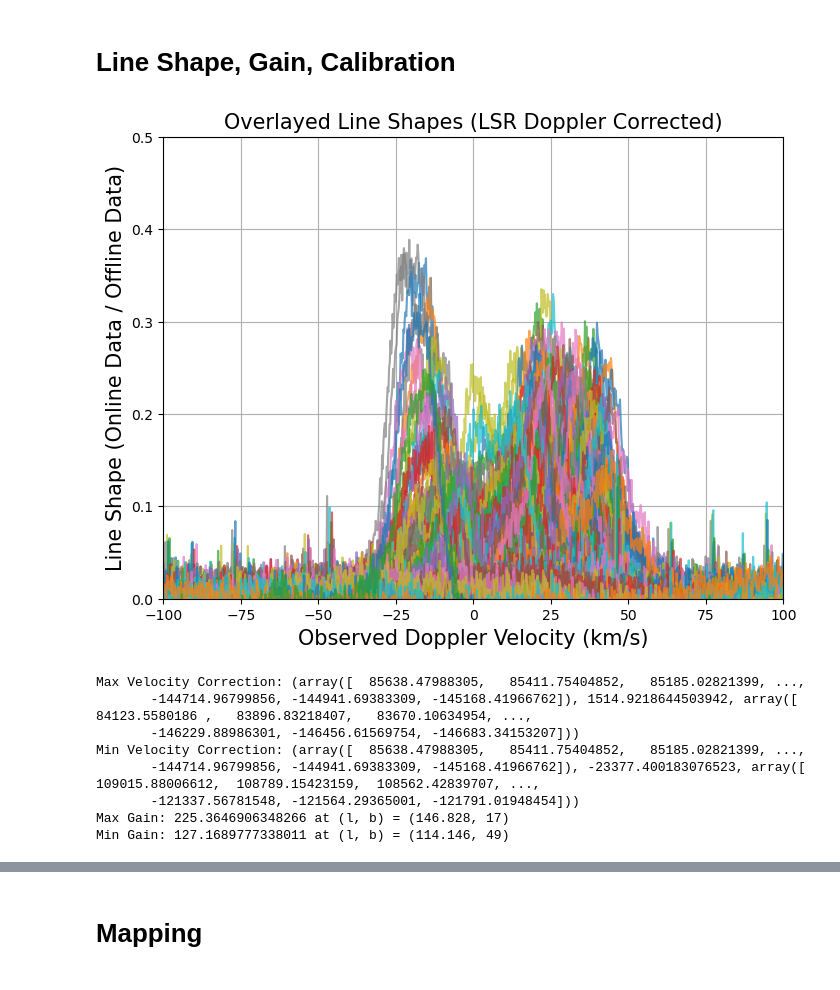
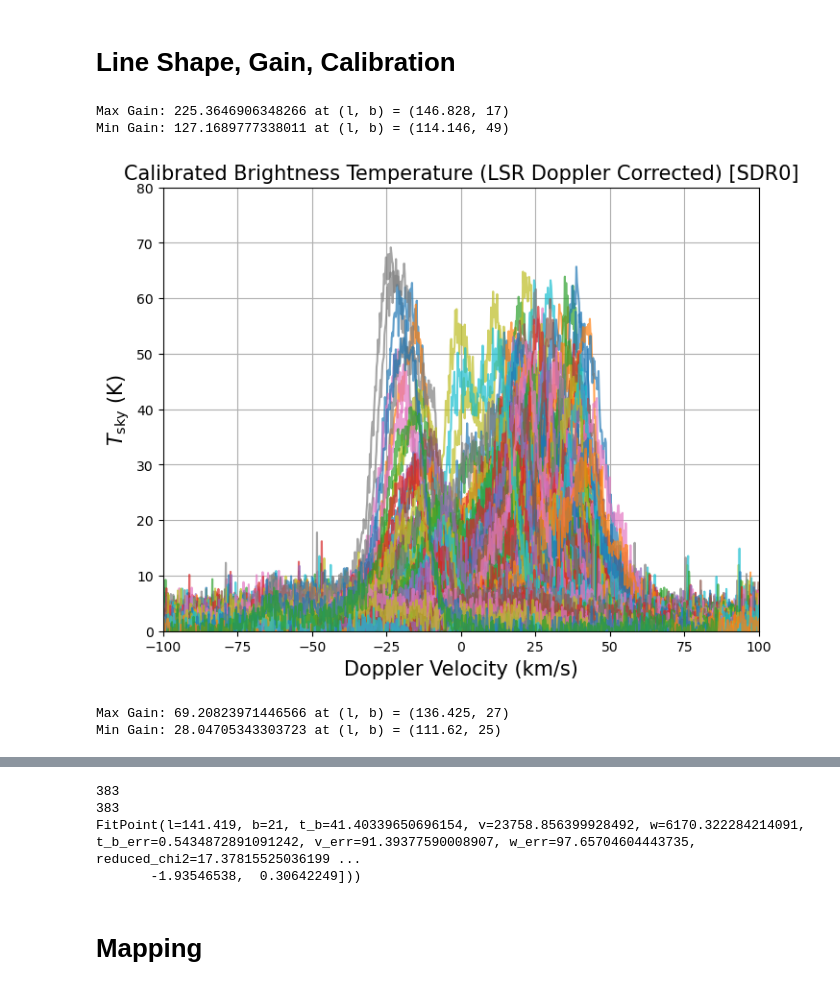
Before and after one commit to Brandon102002/ugastro, a Jupyter notebook: lab_4_analysis.ipynb, the cells around one changed output, grey strips where cells are left out. Saved outputs shown, nothing was run; the diff lists cells and outputs as text; code cells hidden in the pictures.

Commit message:
currently good brightness temp graph

```diff
--- a/lab_4_analysis.ipynb
+++ b/lab_4_analysis.ipynb
@@ -47,7 +47,6 @@ class PointData:
 
 @dataclass
 class FitPoint:
-    id: int
     l: float
     b: float
     t_b: float      # Brightness Temperature
@@ -489,7 +488,7 @@ def plot_calibrated_tsky_fits(data_dict, points_to_plot, xlim=None, ylim=None, t
             reduced_chi2 = np.sum(residuals**2) / dof if dof > 0 else -np.inf
 
             fit_points.append(FitPoint(
-                id=l_b[0], l=l_b[0], b=l_b[1],
+                l=l_b[0], b=l_b[1],
                 t_b=amp, v=mean, w=np.abs(sigma),
                 t_b_err=perr[0], v_err=perr[1], w_err=perr[2],
                 reduced_chi2=reduced_chi2, residuals=residuals
@@ -503,38 +502,49 @@ def plot_calibrated_tsky_fits(data_dict, points_to_plot, xlim=None, ylim=None, t
     plt.ylabel(r"$T_{\rm sky}$ (K)", fontsize=axisSize)
     plt.xlim(xlim)
     plt.ylim(ylim)
-    plt.title(f"Calibrated T_sky Spectra {title_extra}", fontsize=titleSize)
+    plt.title(f"Calibrated Brightness Temperature {title_extra}", fontsize=titleSize)
     #plt.legend(fontsize=10)
     plt.grid()
     plt.show()
 
     return fit_points
 # %%
-online_offline_data = onlineOfflineSpectra(data[0]["normal"], spike_range=(1.419995e9, 1.420005e9))
+online_offline_data_sdr0 = onlineOfflineSpectra(data[0]["normal"], spike_range=(1.419995e9, 1.420005e9))
 
 #v_corrections = plot_lineshapes(online_offline_data, corrected=False, title_extra="") #, xlim=(-60, 60), ylim=(0, 0.4))
-v_corrections = plot_lineshapes(online_offline_data, corrected=True, title_extra="(LSR Doppler Corrected)", xlim=(-100, 100), ylim=(0, 0.5))
+#v_corrections = plot_lineshapes(online_offline_data_sdr0, corrected=True, title_extra="(LSR Doppler Corrected) [SDR0]", xlim=(-100, 100), ylim=(0, 0.5))
+#print(f"Max Velocity Correction: {max(v_corrections)}")
+#print(f"Min Velocity Correction: {min(v_corrections)}")
 
-print(f"Max Velocity Correction: {max(v_corrections)}")
-print(f"Min Velocity Correction: {min(v_corrections)}")
+gains_sdr0 = find_gain_per_point_from_data(data[0]["normal"], data[0]["calibration"])
 
-gains = find_gain_per_point_from_data(data[0]["normal"], data[0]["calibration"])
-
-max_g, min_g = max(gains, key=lambda x: x[2]), min(gains, key=lambda x: x[2])
+max_g, min_g = max(gains_sdr0, key=lambda x: x[2]), min(gains_sdr0, key=lambda x: x[2])
 print(f"Max Gain: {max_g[2]} at (l, b) = ({max_g[0]}, {max_g[1]})")
 print(f"Min Gain: {min_g[2]} at (l, b) = ({min_g[0]}, {min_g[1]})")
 
+T_sky_sdr0 = apply_gain_to_line_shapes(gains_sdr0, online_offline_data_sdr0)
 
-T_sky = apply_gain_to_line_shapes(gains, online_offline_data)
+fit_points_sdr0 = plot_calibrated_tsky_fits(T_sky_sdr0, T_sky_sdr0.keys(), title_extra="(LSR Doppler Corrected) [SDR0]", xlim=(-100, 100), ylim=(0, 80))
 
-fit_points = plot_calibrated_tsky_fits(T_sky, T_sky.keys(), title_extra="(LSR Doppler Corrected)", xlim=(-100, 100), ylim=(0, 70))
+
+online_offline_data_sdr1 = onlineOfflineSpectra(data[1]["normal"], spike_range=(1.419995e9, 1.420005e9))
+
+#v_corrections = plot_lineshapes(online_offline_data_sdr1, corrected=True, title_extra="(LSR Doppler Corrected) [SDR1]", xlim=(-100, 100), ylim=(0, 0.5))
+#print(f"Max Velocity Correction: {max(v_corrections)}")
+#print(f"Min Velocity Correction: {min(v_corrections)}")
+
+gains_sdr1 = find_gain_per_point_from_data(data[1]["normal"], data[1]["calibration"])
+
+max_g, min_g = max(gains_sdr1, key=lambda x: x[2]), min(gains_sdr1, key=lambda x: x[2])
+print(f"Max Gain: {max_g[2]} at (l, b) = ({max_g[0]}, {max_g[1]})")
+print(f"Min Gain: {min_g[2]} at (l, b) = ({min_g[0]}, {min_g[1]})")
+
+T_sky_sdr1 = apply_gain_to_line_shapes(gains_sdr1, online_offline_data_sdr1)
+
+fit_points_sdr1 = plot_calibrated_tsky_fits(T_sky_sdr1, T_sky_sdr1.keys(), title_extra="(LSR Doppler Corrected) [SDR1]", xlim=(-100, 100), ylim=(0, 35))
 # %% [output]
+Max Gain: 225.3646906348266 at (l, b) = (146.828, 17)
+Min Gain: 127.1689777338011 at (l, b) = (114.146, 49)
-[figure, old version]
+[figure, new version]
-Max Velocity Correction: (array([  85638.47988305,   85411.75404852,   85185.02821399, ...,
-       -144714.96799856, -144941.69383309, -145168.41966762]), 1514.9218644503942, array([  84123.5580186 ,   83896.83218407,   83670.10634954, ...,
-       -146229.88986301, -146456.61569754, -146683.34153207]))
-Min Velocity Correction: (array([  85638.47988305,   85411.75404852,   85185.02821399, ...,
-       -144714.96799856, -144941.69383309, -145168.41966762]), -23377.400183076523, array([ 109015.88006612,  108789.15423159,  108562.42839707, ...,
-       -121337.56781548, -121564.29365001, -121791.01948454]))
-Max Gain: 225.3646906348266 at (l, b) = (146.828, 17)
-Min Gain: 127.1689777338011 at (l, b) = (114.146, 49)
+Max Gain: 69.20823971446566 at (l, b) = (136.425, 27)
+Min Gain: 28.04705343303723 at (l, b) = (111.62, 25)
@@ -542,3 +552,13 @@ Min Gain: 127.1689777338011 at (l, b) = (114.146, 49)
+# %%
+print(len(fit_points_sdr0))
+print(len(fit_points_sdr1))
+
+print(fit_points_sdr0[0])
+# %% [output]
+383
+383
+FitPoint(l=141.419, b=21, t_b=41.40339650696154, v=23758.856399928492, w=6170.322284214091, t_b_err=0.5434872891091242, v_err=91.39377590008907, w_err=97.65704604443735, reduced_chi2=17.37815525036199 ...
+       -1.93546538,  0.30642249]))
 # %% [markdown]
 # Mapping
 # %%
```
Also changed, not shown: parts of 3 cells of this notebook.
